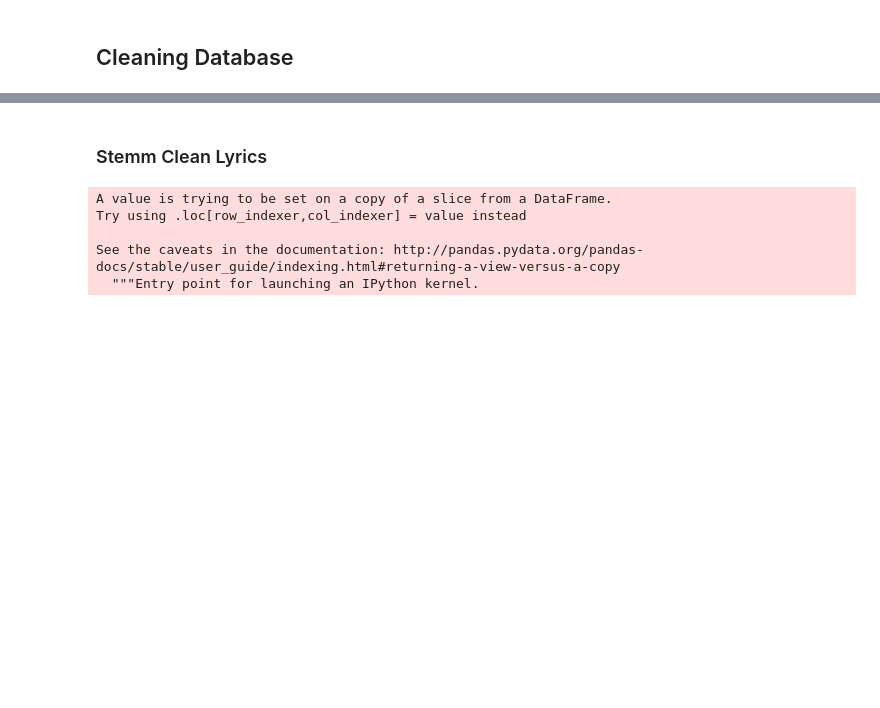
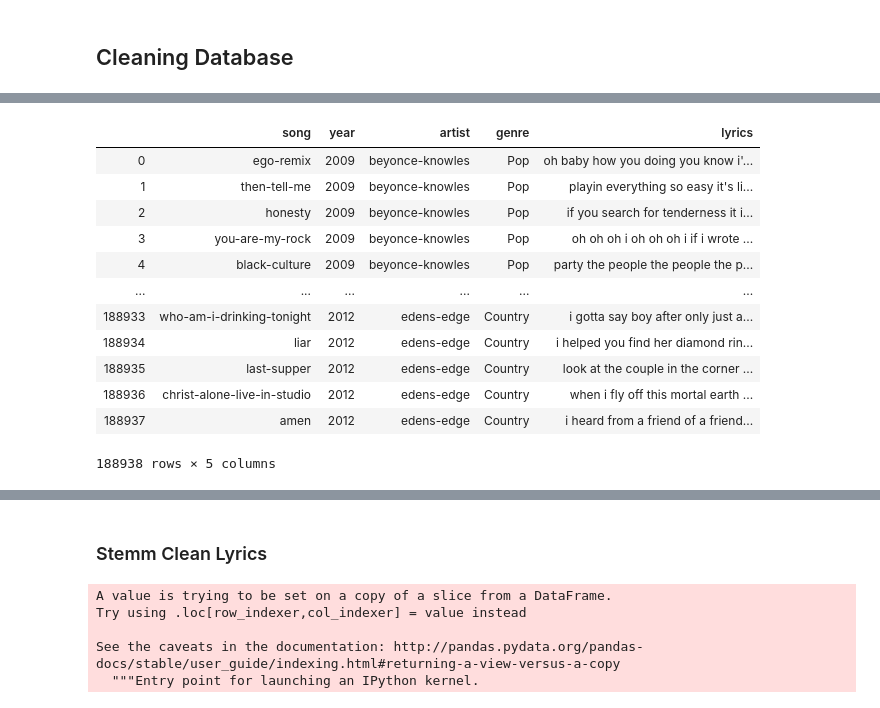
Before and after one commit to jacksonbull87/Genre-Classification-NLP, a Jupyter notebook: Genre-Classification NLP.ipynb, the cells around one changed output, grey strips where cells are left out. Cells and saved outputs as stored; diff of their text form; code cells hidden in the pictures; blank space fills up the shorter version.

```diff
--- a/Genre-Classification NLP.ipynb
+++ b/Genre-Classification NLP.ipynb
@@ -59,0 +96,7 @@ song
+# %%
+#replace items in brackets, and brackets themselves
+df1['lyrics'] = df1['lyrics'].str.replace("[\(\[].*?[\)\]]", "", regex=True)
+pattern = "([a-zA-Z]+(?:'[a-z]+)?)"
+df1['lyrics'] = df1['lyrics'].str.findall(pattern) #find alphanumeric characters
+df1['lyrics'] = df1['lyrics'].str.join(' ') #join all elements back into a string
+df1['lyrics'] = df1['lyrics'].str.lower()
@@ -59,0 +123,16 @@ song
+# %%
+df1.reset_index(drop=True)
+# %% [output]
+|  | song | year | artist | genre | lyrics |
+| 0 | ego-remix | 2009 | beyonce-knowles | Pop | oh baby how you doing you know i'... |
+| 1 | then-tell-me | 2009 | beyonce-knowles | Pop | playin everything so easy it's li... |
+| 2 | honesty | 2009 | beyonce-knowles | Pop | if you search for tenderness it i... |
+| 3 | you-are-my-rock | 2009 | beyonce-knowles | Pop | oh oh oh i oh oh oh i if i wrote ... |
+| 4 | black-culture | 2009 | beyonce-knowles | Pop | party the people the people the p... |
+| ... | ... | ... | ... | ... | ... |
+| 188933 | who-am-i-drinking-tonight | 2012 | edens-edge | Country | i gotta say boy after only just a... |
+| 188934 | liar | 2012 | edens-edge | Country | i helped you find her diamond rin... |
+| 188935 | last-supper | 2012 | edens-edge | Country | look at the couple in the corner ... |
+| 188936 | christ-alone-live-in-studio | 2012 | edens-edge | Country | when i fly off this mortal earth ... |
+| 188937 | amen | 2012 | edens-edge | Country | i heard from a friend of a friend... |
+188938 rows × 5 columns
```
Also changed, not shown: parts of 80 cells of this notebook.
